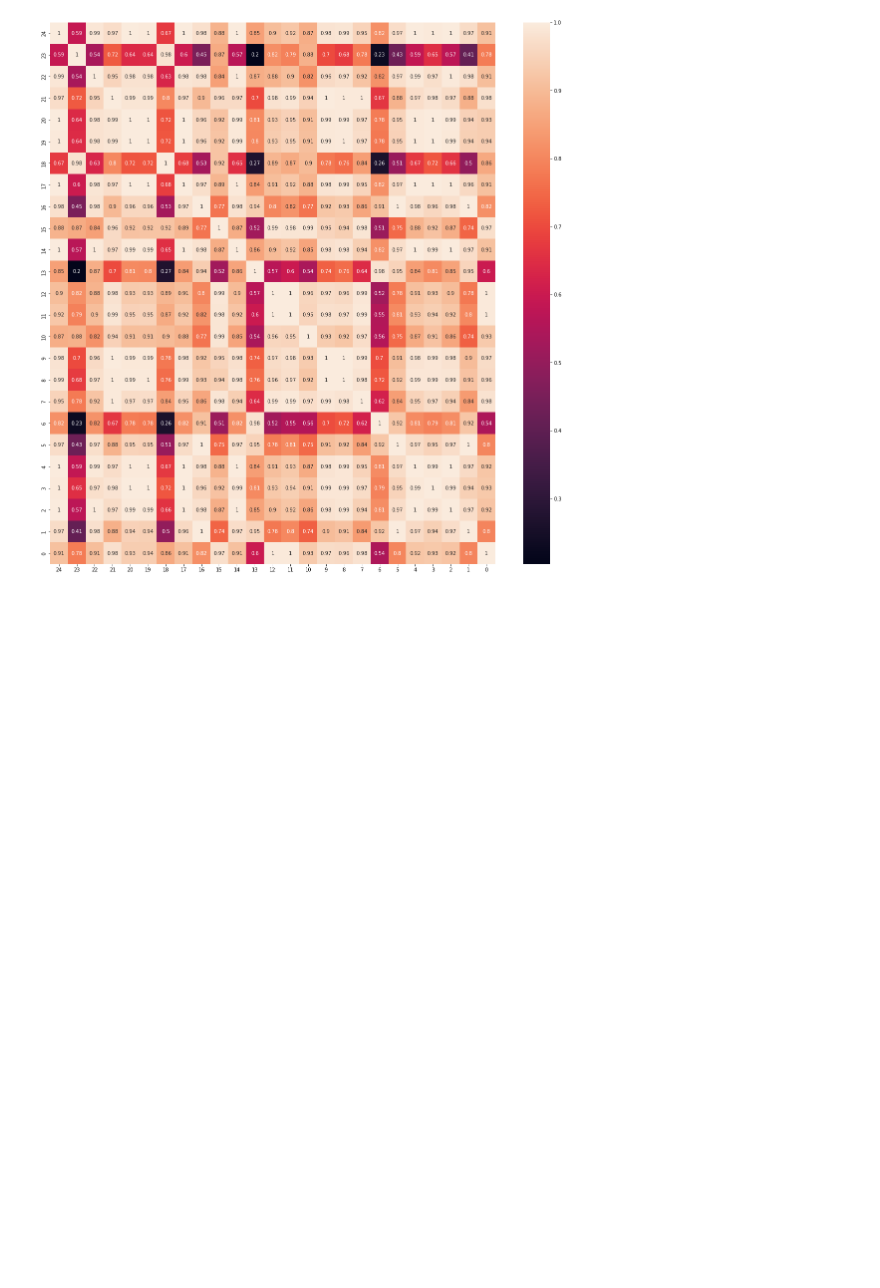
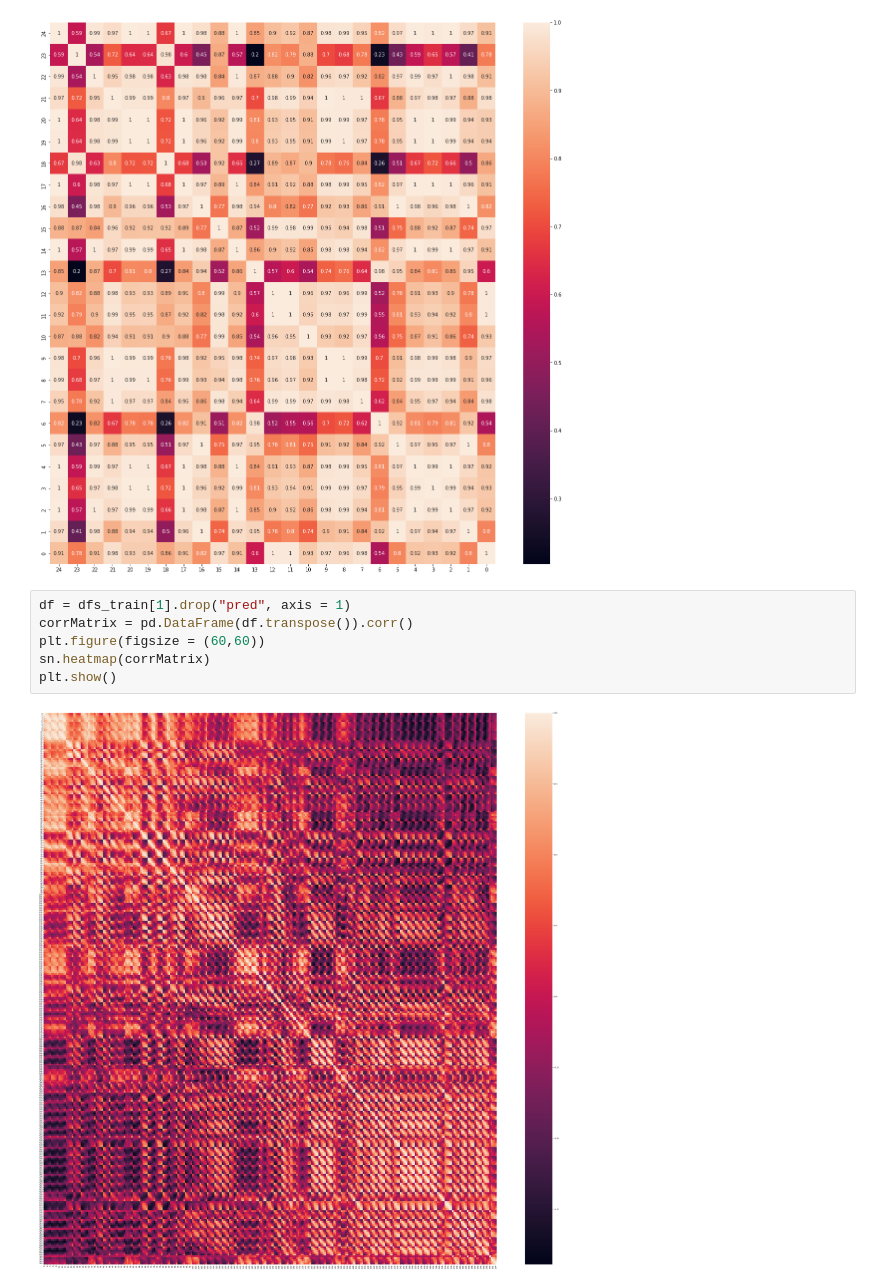
Before and after one commit to Nicolaskirsch2000/PV_prediction, a Jupyter notebook: Check correlation.ipynb, the cells around one changed output. Drawn from its saved outputs; the diff is of its cells as text; blank space fills up the shorter version.

```diff
--- a/Check correlation.ipynb
+++ b/Check correlation.ipynb
@@ -55,3 +55,11 @@ sn.heatmap(corrMatrix, annot=True)
 plt.show()
 # %% [output]
 [figure]
+# %%
+df = dfs_train[1].drop("pred", axis = 1)
+corrMatrix = pd.DataFrame(df.transpose()).corr()
+plt.figure(figsize = (60,60))
+sn.heatmap(corrMatrix)
+plt.show()
+# %% [output]
+[figure, added]
```
Also changed, not shown: parts of 1 cell of this notebook, 7 other files.
